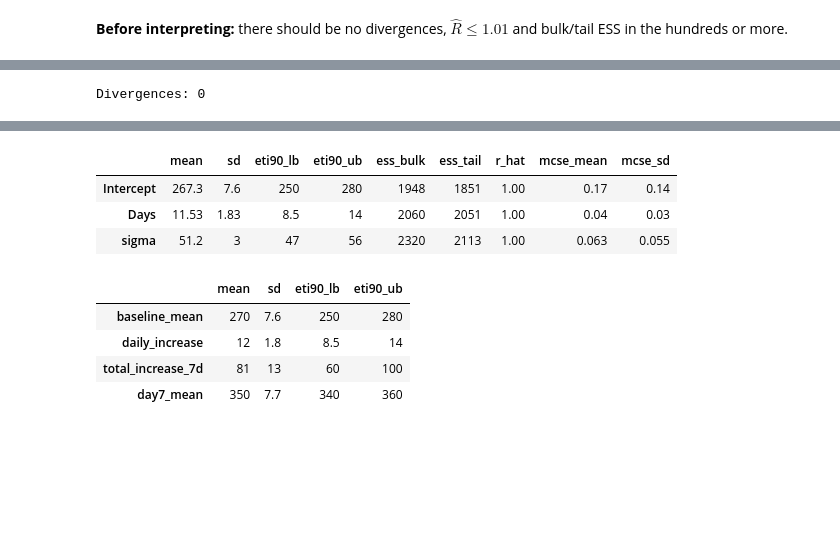
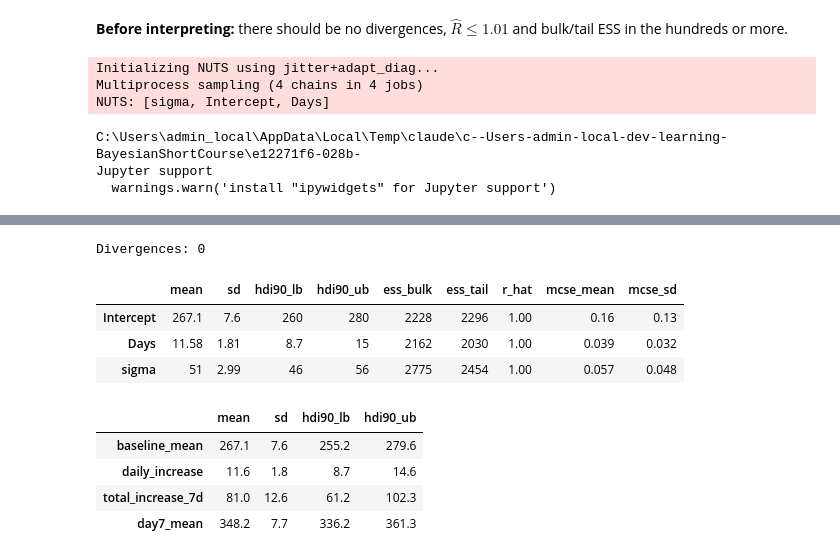
Before and after one commit to EnzonioBanderas/BayesianShortCourse, a Jupyter notebook: sleep/01_linear_baseline.ipynb, the cells around one changed output, grey strips where cells are left out. Drawn from its saved outputs; the diff is of its cells as text; code cells hidden in the pictures; blank space fills up the shorter version.

```diff
--- a/sleep/01_linear_baseline.ipynb
+++ b/sleep/01_linear_baseline.ipynb
@@ -159,6 +166,12 @@ These describe uncertainty about the *average* line. They are not predictions fo
 idata = model.fit(draws=1000, chains=4, random_seed=RANDOM_SEED)
 
 print("Divergences:", int(idata["sample_stats"]["diverging"].sum()))
-azs.summary(idata, var_names=["Intercept", "Days", "sigma"], ci_prob=0.9)
+azs.summary(idata, var_names=["Intercept", "Days", "sigma"], ci_prob=0.9, ci_kind="hdi")
 # %% [output]
+Initializing NUTS using jitter+adapt_diag...
+Multiprocess sampling (4 chains in 4 jobs)
+NUTS: [sigma, Intercept, Days]
+C:\Users\admin_local\AppData\Local\Temp\claude\c--Users-admin-local-dev-learning-BayesianShortCourse\e12271f6-028b-
+Jupyter support
+  warnings.warn('install "ipywidgets" for Jupyter support')
 [interactive output not drawn]
@@ -166 +177,0 @@ azs.summary(idata, var_names=["Intercept", "Days", "sigma"], ci_prob=0.9)
-Divergences: 0
@@ -167,7 +179,8 @@ Divergences: 0
+Divergences: 0
-|  | mean | sd | eti90_lb | eti90_ub | ess_bulk | ess_tail | r_hat | mcse_mean | mcse_sd |
-| Intercept | 267.3 | 7.6 | 250 | 280 | 1948 | 1851 | 1.00 | 0.17 | 0.14 |
-| Days | 11.53 | 1.83 | 8.5 | 14 | 2060 | 2051 | 1.00 | 0.04 | 0.03 |
-| sigma | 51.2 | 3 | 47 | 56 | 2320 | 2113 | 1.00 | 0.063 | 0.055 |
+|  | mean | sd | hdi90_lb | hdi90_ub | ess_bulk | ess_tail | r_hat | mcse_mean | mcse_sd |
+| Intercept | 267.1 | 7.6 | 260 | 280 | 2228 | 2296 | 1.00 | 0.16 | 0.13 |
+| Days | 11.58 | 1.81 | 8.7 | 15 | 2162 | 2030 | 1.00 | 0.039 | 0.032 |
+| sigma | 51 | 2.99 | 46 | 56 | 2775 | 2454 | 1.00 | 0.057 | 0.048 |
 # %%
 post = idata["posterior"]
 post["baseline_mean"] = post["Intercept"]
@@ -180,13 +193,15 @@ azs.summary(
     var_names=["baseline_mean", "daily_increase", "total_increase_7d", "day7_mean"],
     kind="stats",
     ci_prob=0.9,
+    ci_kind="hdi",
+    round_to=1,
 )
 # %% [output]
-|  | mean | sd | eti90_lb | eti90_ub |
-| baseline_mean | 270 | 7.6 | 250 | 280 |
-| daily_increase | 12 | 1.8 | 8.5 | 14 |
-| total_increase_7d | 81 | 13 | 60 | 100 |
-| day7_mean | 350 | 7.7 | 340 | 360 |
+|  | mean | sd | hdi90_lb | hdi90_ub |
+| baseline_mean | 267.1 | 7.6 | 255.2 | 279.6 |
+| daily_increase | 11.6 | 1.8 | 8.7 | 14.6 |
+| total_increase_7d | 81.0 | 12.6 | 61.2 | 102.3 |
+| day7_mean | 348.2 | 7.7 | 336.2 | 361.3 |
 # %%
 alpha_post = post["Intercept"].values.ravel()
 beta_post = post["Days"].values.ravel()
```
Also changed, not shown: parts of 34 cells of this notebook.
